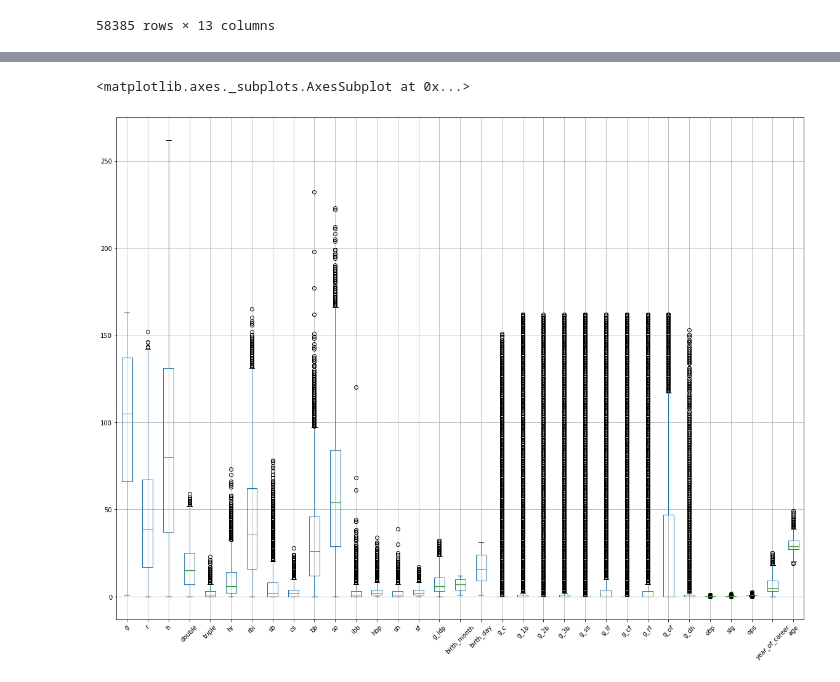
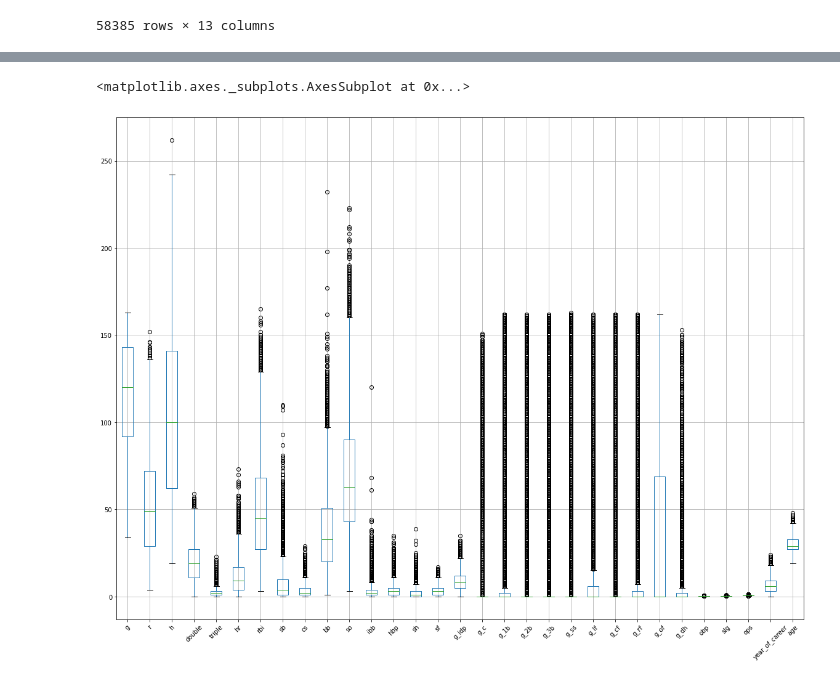
Before and after one commit to boardmjm/Capstone-Two, a Jupyter notebook: Data_Collection.ipynb, the cells around one changed output, grey strips where cells are left out. Drawn from its saved outputs; the diff is of its cells as text; code cells hidden in the pictures.

```diff
--- a/Data_Collection.ipynb
+++ b/Data_Collection.ipynb
@@ -102,7 +102,8 @@ df_position
 df = pd.merge(df, df_player, on='player_id')
 df = pd.merge(df, df_salaries, on=['player_id', 'year'])
 df = pd.merge(df, df_position, on=['player_id', 'year'])
-df = df[df['year'] > 1989]
+df = df[df['year'] >= 1985]
+df = df[df['ab'] >= 130]
 print(df.info())
 # %% [output]
 <class 'pandas.core.frame.DataFrame'>
@@ -124,7 +125,4 @@ memory usage: 5.4+ MB
 None
-# %%
-#Delete unnecessary columns
-df = df.drop(df.columns[[23,24,25,26,27,28,29,30,34,35,36,37,39,40,41,43]], axis=1)
 # %%
 #Create datetime column with birthday to be able to calculate age
 df['birth_date'] = pd.to_datetime((df.birth_year*10000+df.birth_month*100+df.birth_day).apply(str),format='%Y%m%d')
@@ -178,4 +176,7 @@ memory usage: 4.5+ MB
 None
+# %%
+#Delete unnecessary columns
+df = df.drop(df.columns[[19,20,21,23,24,25,26,27,28,29,30,31,32,33,34,35,36,37,39,40,41,43]], axis=1)
 # %%
 #Fill NaN values in 'obp', 'slg', 'ops' columns with zeros because the errors are driven by a player
 #having 0 at bats for a season
@@ -294,10 +301,10 @@ round(df.describe(),0)
 # %%
 #Check for outliers
-df_bp = df.drop(['salary', 'year', 'birth_year', 'games_as_pos_player', 'ab'], axis=1)
+df_bp = df.drop(['salary', 'year', 'games_as_pos_player', 'ab'], axis=1)
 df_bp.boxplot(figsize=(20, 15), rot=45)
 # %% [output]
 <matplotlib.axes._subplots.AxesSubplot at 0x...>
-[figure, old version]
+[figure, new version]
 # %%
 # Write your dataframe to csv
 save = os.path.join(save_path, 'data', 'Baseball_DW.csv')
```
Also changed, not shown: parts of 11 cells of this notebook.
